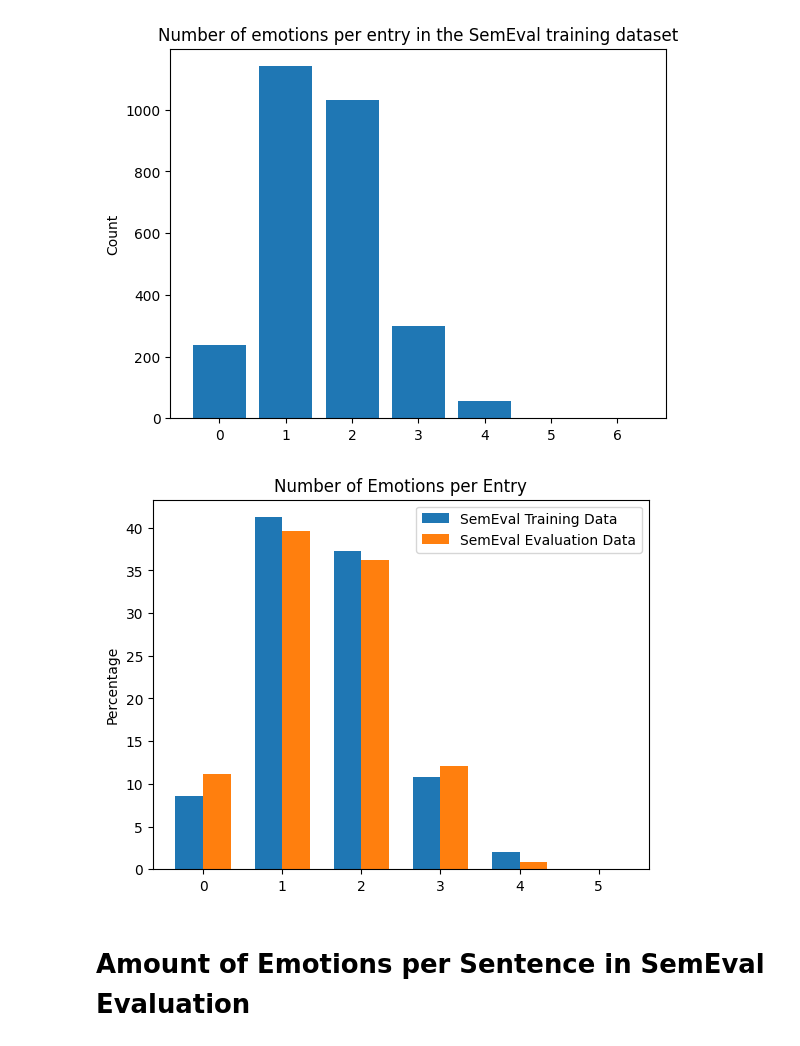
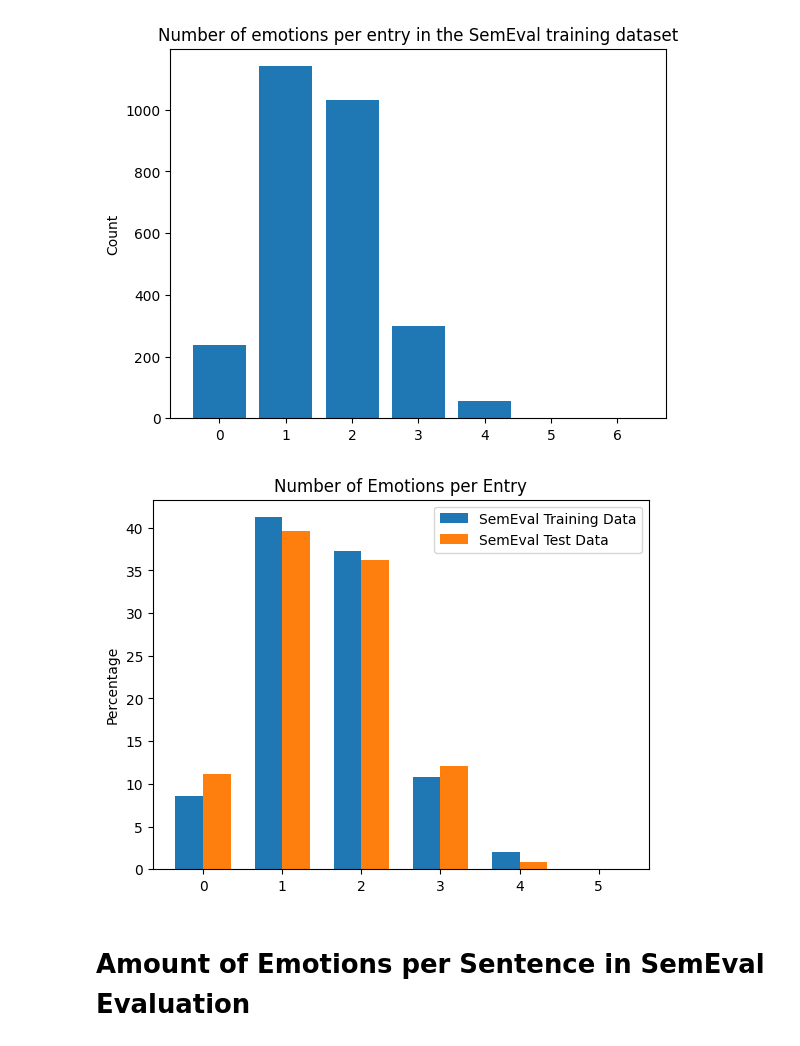
Before and after one commit to kruegercharles/LLM-SemEval, a Jupyter notebook: evaluation/graphics.ipynb, the cells around one changed output. Saved outputs shown, nothing was run; the diff lists cells and outputs as text; code cells hidden in the pictures.

```diff
--- a/graphics.ipynb
+++ b/evaluation/graphics.ipynb
@@ -137,7 +137,7 @@ datasets.append(
     Dataset("SemEval Training Data", "data/codabench_data/train/eng_a_parsed.json")
 )
 datasets.append(
-    Dataset("SemEval Evaluation Data", "data/codabench_data/dev/eng_a_parsed.json")
+    Dataset("SemEval Test Data", "data/codabench_data/dev/eng_a_parsed.json")
 )
 
 
@@ -361,7 +368,7 @@ datasets.append(
     Dataset("SemEval Training Data", "data/codabench_data/train/eng_a_parsed.json")
 )
 datasets.append(
-    Dataset("SemEval Evaluation Data", "data/codabench_data/dev/eng_a_parsed.json")
+    Dataset("SemEval Test Data", "data/codabench_data/dev/eng_a_parsed.json")
 )
 
 for dataset in datasets:
@@ -374,34 +381,34 @@ for dataset in datasets:
         length = len(entry["emotions"])
         if "none" in entry["emotions"]:
             length = 0
         dataset.length_data[length] += 1
 
     for key in dataset.length_data:
         dataset.length_data[key] = round(dataset.length_data[key] / sum * 100, 2)
 
 
 # display the length data for each dataset as a bar chart
 fig, ax = plt.subplots()
 bar_width = 0.35
 index = np.arange(0, len(datasets[0].length_data))
 
 for i, dataset in enumerate(datasets):
     emotion_counts = [
         dataset.length_data[key] for key in sorted(dataset.length_data.keys())
     ]
     ax.bar(index + i * bar_width, emotion_counts, bar_width, label=dataset.name)
 
 ax.set_ylabel("Percentage")
 ax.set_title("Number of Emotions per Entry")
 ax.set_xticks(index + bar_width / 2)
 ax.set_xticklabels(range(0, len(datasets[0].length_data)))
 ax.legend()
 
 
 plt.savefig("emotions-length-semeval-training-eval.png")
 plt.show()
 # %% [output]
-[figure, old version]
+[figure, new version]
 # %% [markdown]
 # Amount of Emotions per Sentence in SemEval Evaluation
 # %%
```
Also changed, not shown: parts of 1 cell of this notebook, 26 other files.
